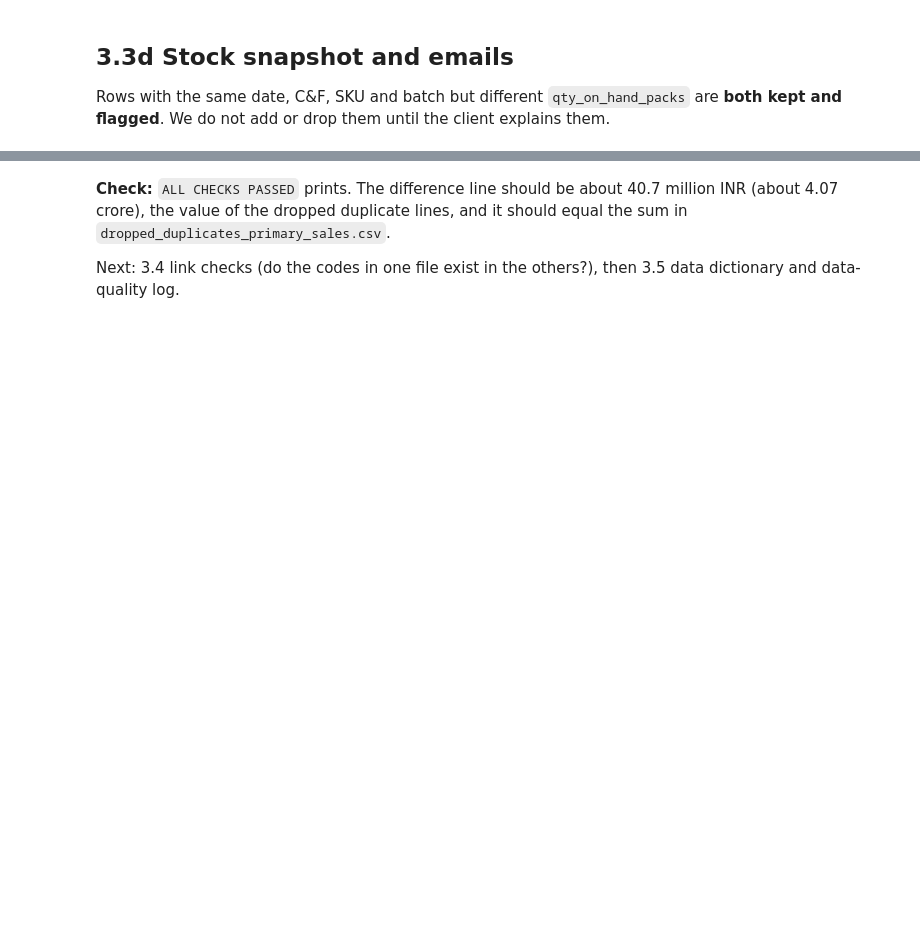
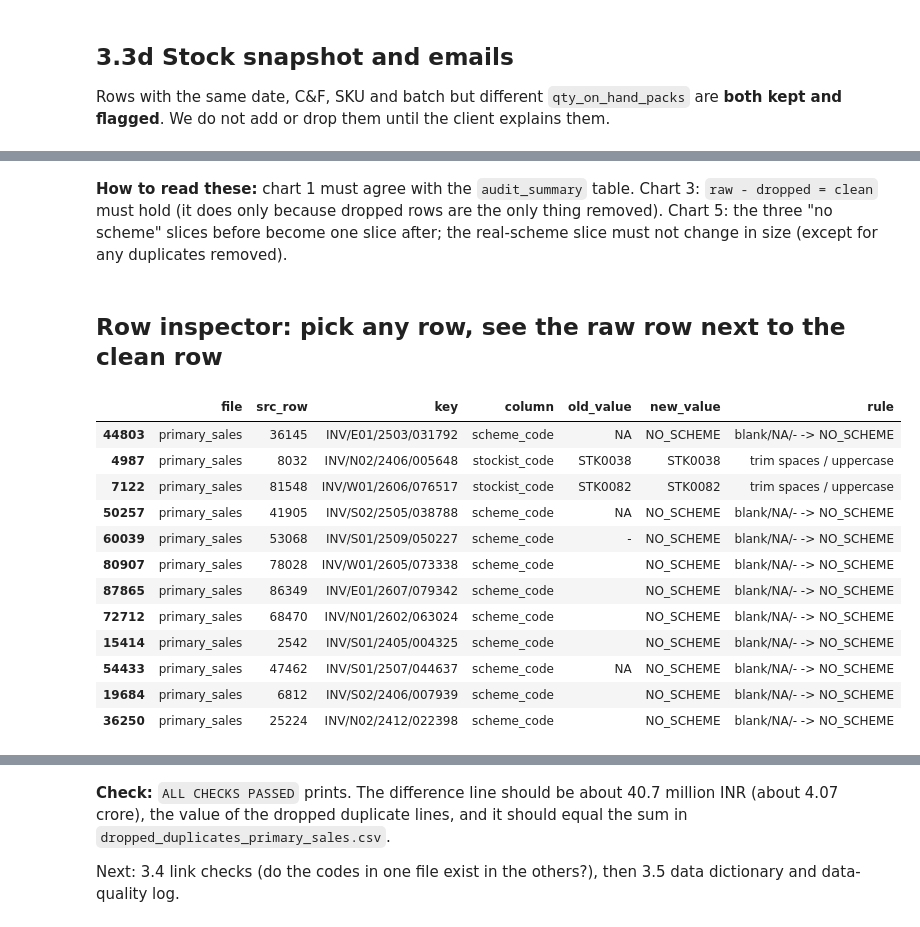
Before and after one commit to omkar-enjem/pfizer-channel-engagement_learner-pack-poc, a Jupyter notebook: notebooks/step3_clean.ipynb, the cells around one changed output, grey strips where cells are left out. Cells and saved outputs as stored; diff of their text form; code cells hidden in the pictures; blank space fills up the shorter version.

```diff
--- a/notebooks/step3_clean.ipynb
+++ b/notebooks/step3_clean.ipynb
@@ -41,9 +62,9 @@ def shape(s): return re.sub(r'[a-z]','a',re.sub(r'[A-Z]','A',re.sub(r'\d','9',s)
 
 for n, df in raw.items():
     print('\n==', n)
-    blanks = {c:int((df[c]=='').sum()) for c in df.columns if (df[c]=='').sum()}
+    blanks = {c:int((df[c]=='').sum()) for c in df.columns if c != 'src_row' and (df[c]=='').sum()}
     print('  blank cells:', blanks)
-    for c in df.columns:
+    for c in [c for c in df.columns if c != 'src_row']:
         pc = df[c][df[c]!=''].map(shape).value_counts()
         if 1 < len(pc) <= 6 and df[c].nunique() > 12:
             print(f'  {c}: shapes', pc.to_dict())
@@ -197,0 +429,36 @@ log_df
+# %% [markdown]
+**How to read these:** chart 1 must agree with the `audit_summary` table. Chart 3: `raw - dropped = clean` must hold (it does only because dropped rows are the only thing removed). Chart 5: the three "no scheme" slices before become one slice after; the real-scheme slice must not change in size (except for any duplicates removed).
+# %% [markdown]
+## Row inspector: pick any row, see the raw row next to the clean row
+# %%
+def show_row(file, src_row):
+    # Raw row (line number in the CSV file) next to its cleaned version, or a note if it was dropped.
+    b = RAW_ORIG[file]; b = b[b.src_row == src_row]
+    if b.empty: return 'no such row'
+    c = clean[file]; c = c[c.src_row == src_row]
+    out = pd.DataFrame({'raw (as in file)': b.iloc[0]})
+    if c.empty:
+        d = DROPPED[file]; d = d[d.src_row == src_row].iloc[0]
+        out['clean'] = 'DROPPED: exact duplicate of source row %d' % d.duplicate_of_src_row
+    else:
+        out['clean'] = c.iloc[0].astype(str)
+    out['changed?'] = [('' if str(x) == str(y) else '<<<') for x, y in zip(out.iloc[:, 0], out.iloc[:, 1])]
+    return out
+
+# 1) a random sample of changed cells: look at old -> new
+sample = changes[~changes.row_later_dropped].sample(12, random_state=7)
+display(sample[['file', 'src_row', 'key', 'column', 'old_value', 'new_value', 'rule']])
+# %% [output]
+|  | file | src_row | key | column | old_value | new_value | rule |
+| 44803 | primary_sales | 36145 | INV/E01/2503/031792 | scheme_code | NA | NO_SCHEME | blank/NA/- -> NO_SCHEME |
+| 4987 | primary_sales | 8032 | INV/N02/2406/005648 | stockist_code | STK0038 | STK0038 | trim spaces / uppercase |
+| 7122 | primary_sales | 81548 | INV/W01/2606/076517 | stockist_code | STK0082 | STK0082 | trim spaces / uppercase |
+| 50257 | primary_sales | 41905 | INV/S02/2505/038788 | scheme_code | NA | NO_SCHEME | blank/NA/- -> NO_SCHEME |
+| 60039 | primary_sales | 53068 | INV/S01/2509/050227 | scheme_code | - | NO_SCHEME | blank/NA/- -> NO_SCHEME |
+| 80907 | primary_sales | 78028 | INV/W01/2605/073338 | scheme_code |  | NO_SCHEME | blank/NA/- -> NO_SCHEME |
+| 87865 | primary_sales | 86349 | INV/E01/2607/079342 | scheme_code |  | NO_SCHEME | blank/NA/- -> NO_SCHEME |
+| 72712 | primary_sales | 68470 | INV/N01/2602/063024 | scheme_code |  | NO_SCHEME | blank/NA/- -> NO_SCHEME |
+| 15414 | primary_sales | 2542 | INV/S01/2405/004325 | scheme_code |  | NO_SCHEME | blank/NA/- -> NO_SCHEME |
+| 54433 | primary_sales | 47462 | INV/S01/2507/044637 | scheme_code | NA | NO_SCHEME | blank/NA/- -> NO_SCHEME |
+| 19684 | primary_sales | 6812 | INV/S02/2406/007939 | scheme_code |  | NO_SCHEME | blank/NA/- -> NO_SCHEME |
+| 36250 | primary_sales | 25224 | INV/N02/2412/022398 | scheme_code |  | NO_SCHEME | blank/NA/- -> NO_SCHEME |
```
Also changed, not shown: parts of 21 cells of this notebook, 7 other files.
